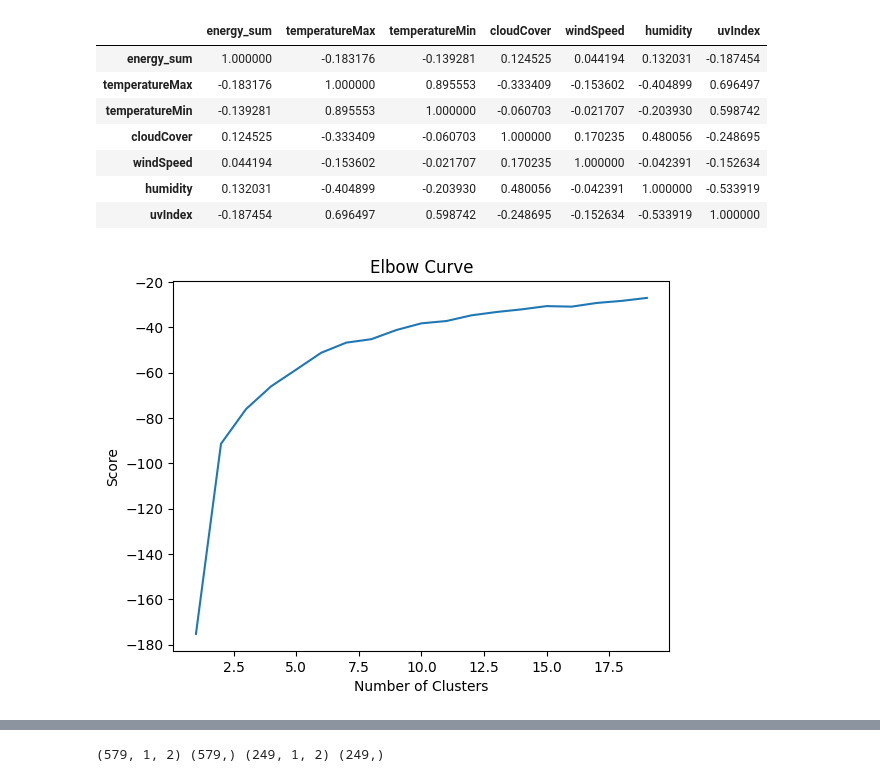
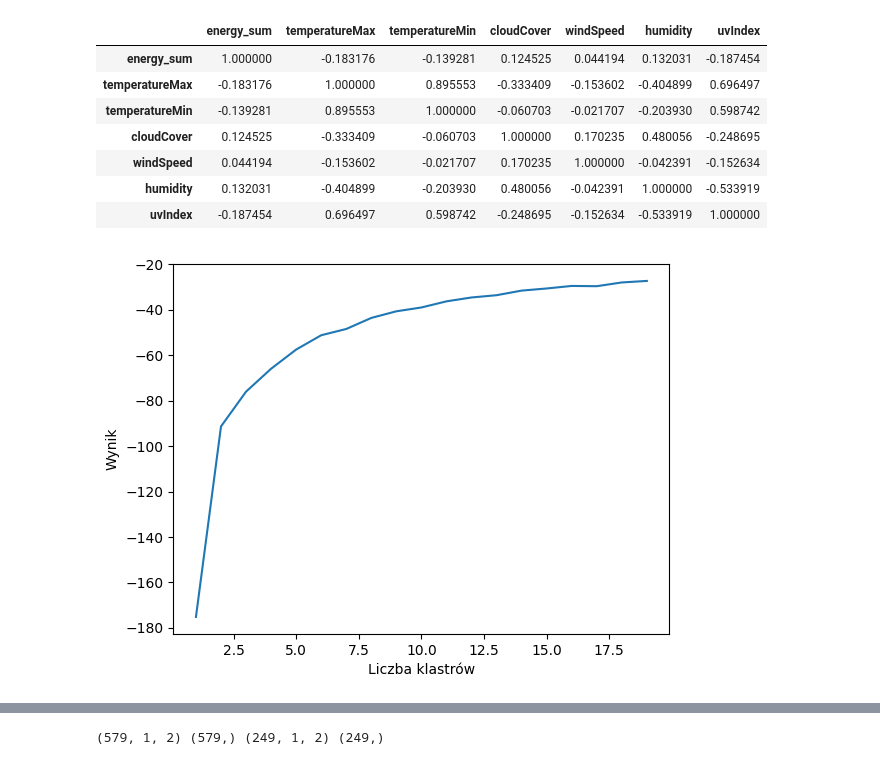
Before and after one commit to Konradb99/magisterka, a Jupyter notebook: LSTM_Daily.ipynb, the cells around one changed output, grey strips where cells are left out. Cells and saved outputs as stored; diff of their text form; code cells hidden in the pictures.

```diff
--- a/LSTM_Daily.ipynb
+++ b/LSTM_Daily.ipynb
@@ -193,15 +193,14 @@ data_with_weather_scaled = scaler.fit_transform(data_with_weather[['temperatureM
 # %%
 Nc = range(1, 20)
 kmeans = [KMeans(n_clusters=i) for i in Nc]
 kmeans
 
 score = [kmeans[i].fit(data_with_weather_scaled).score(data_with_weather_scaled) for i in range(len(kmeans))]
 score
 plt.plot(Nc,score)
-plt.xlabel('Number of Clusters')
-plt.ylabel('Score')
-plt.title('Elbow Curve')
+plt.xlabel('Liczba klastrów')
+plt.ylabel('Wynik')
 plt.show()
 # %% [output]
-[figure, old version]
+[figure, new version]
 # %%
```
Also changed, not shown: parts of 6 cells of this notebook.
